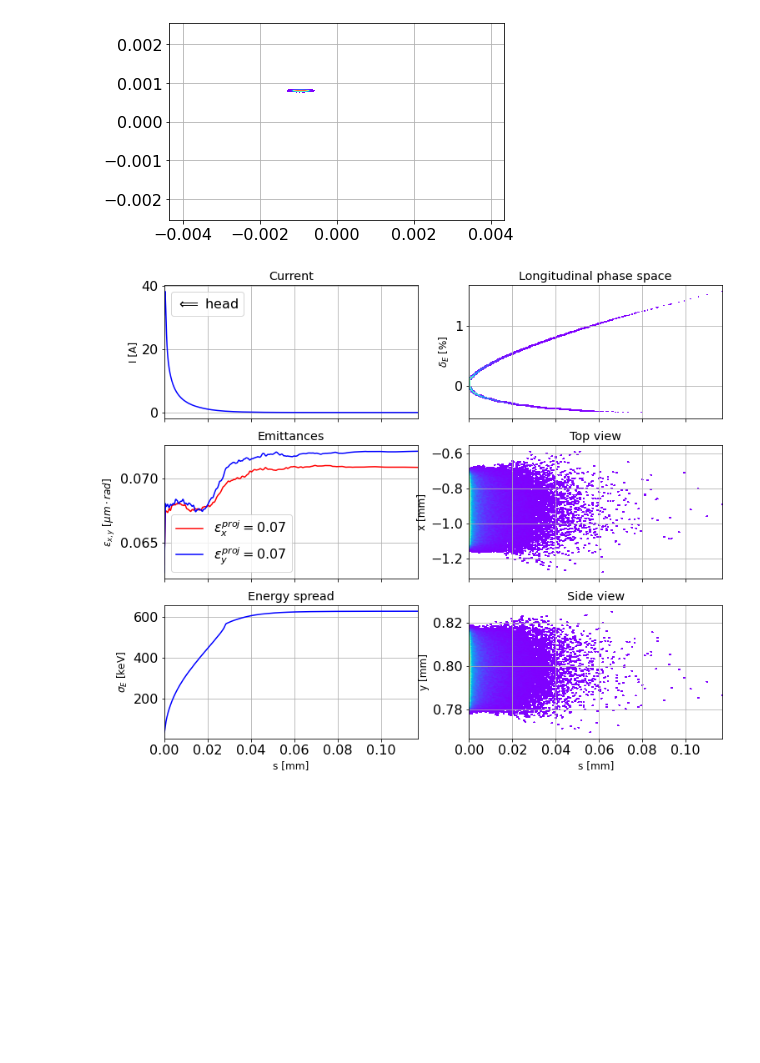
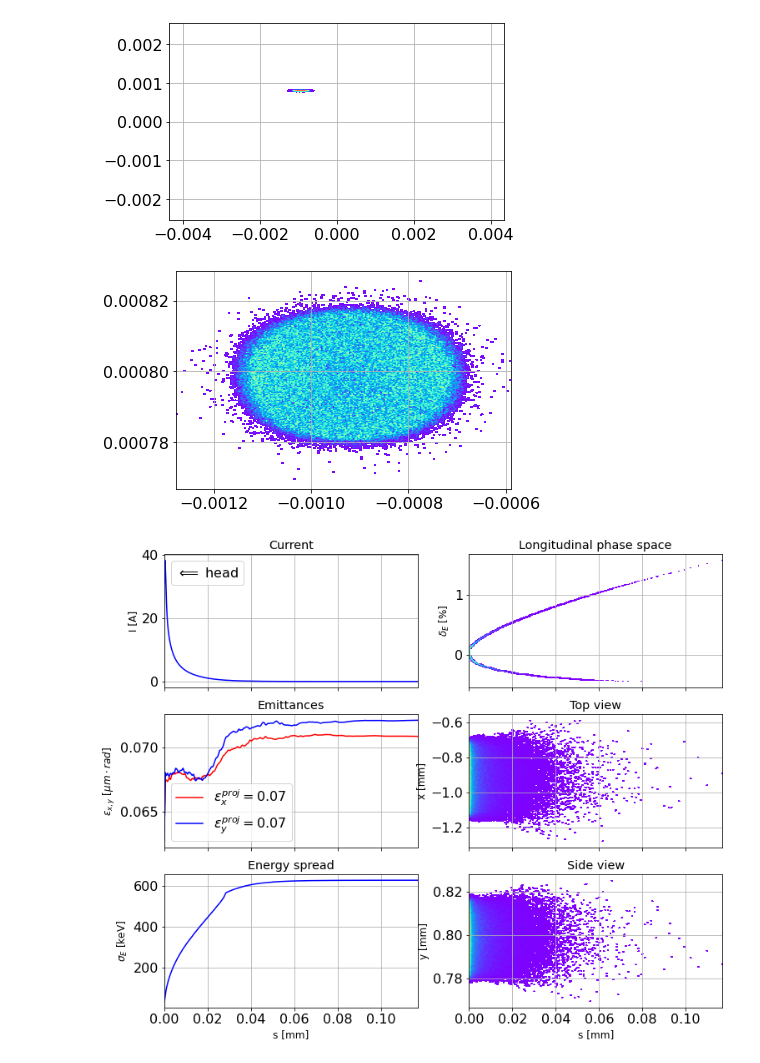
Before and after one commit to desy-ml/cheetah, a Jupyter notebook: benchmark/ocelot/ocelot.ipynb, the cells around one changed output. Cells and saved outputs as stored; diff of their text form; code cells hidden in the pictures; blank space fills up the shorter version.

```diff
--- a/benchmark/ocelot/ocelot.ipynb
+++ b/benchmark/ocelot/ocelot.ipynb
@@ -138,6 +143,11 @@ plt.gca().set_aspect("equal")
 plt.show()
 # %% [output]
 [figure]
+# %%
+show_density(p_array_out.x(), p_array_out.y())
+plt.show()
+# %% [output]
+[figure, added]
 # %%
 show_e_beam(p_array_out, figsize=(12,10))
 plt.show()
```
Also changed, not shown: parts of 1 cell of this notebook, 10 other files.
